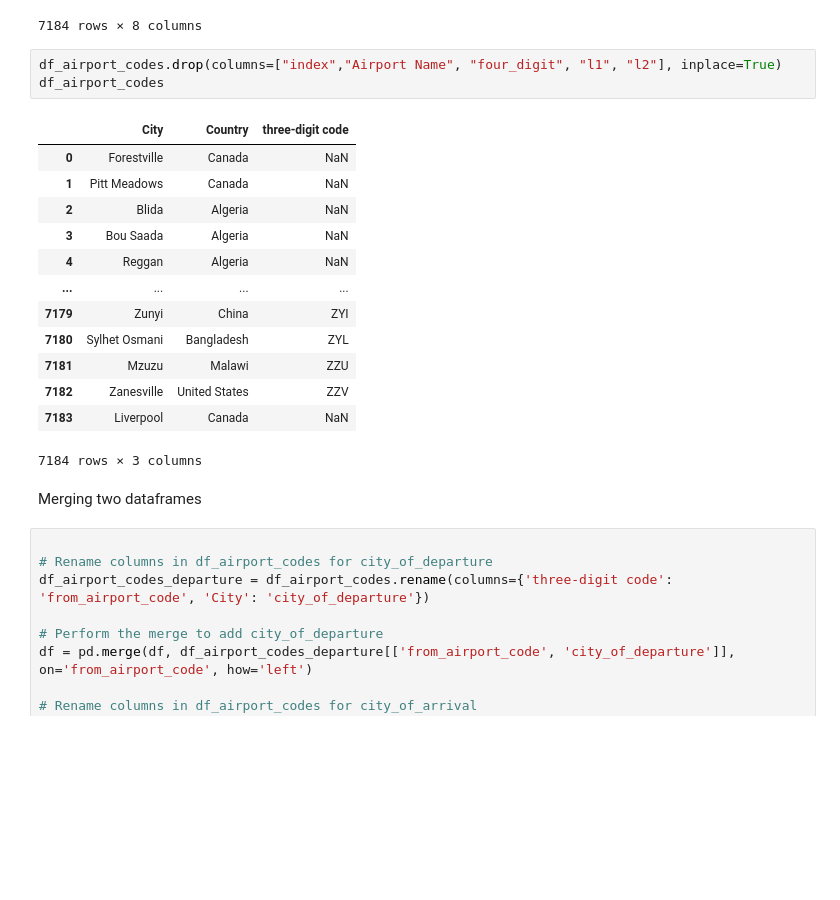
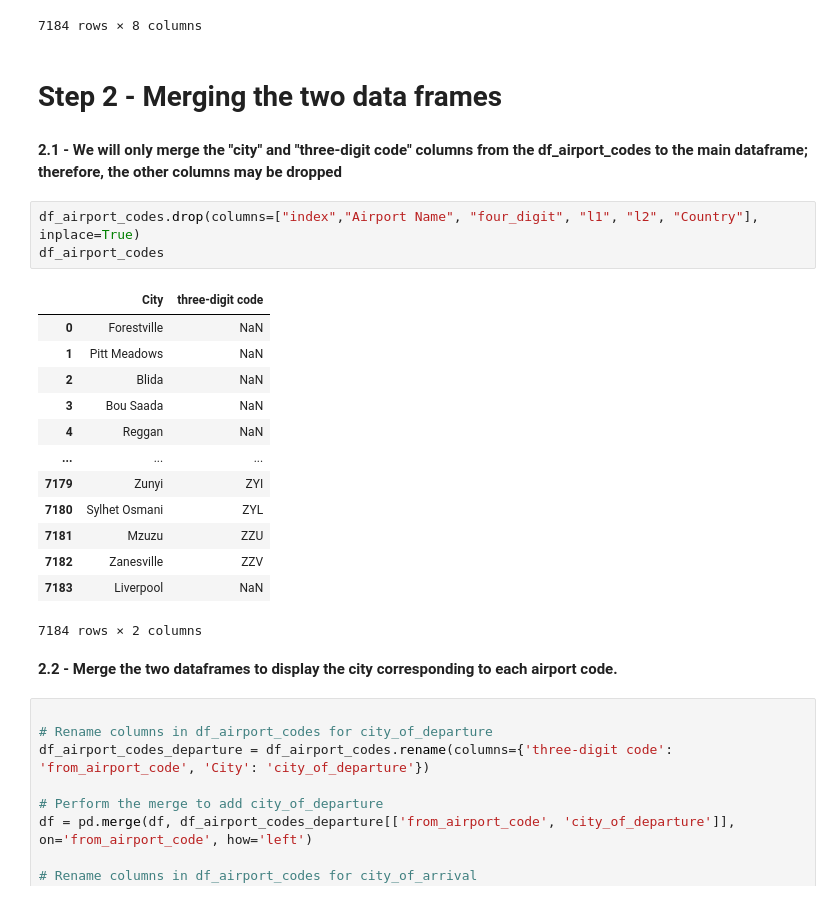
Before and after one commit to Josepdmo/Sky_Track_Project, a Jupyter notebook: Main.ipynb, the cells around one changed output. Saved outputs shown, nothing was run; the diff lists cells and outputs as text; blank space fills up the shorter version.

```diff
--- a/Main.ipynb
+++ b/Main.ipynb
@@ -69,25 +75,29 @@ except:
 | 7182 | 7182 | Zanesville Municipal Airport | Zanesville | United States | ZZV | KZZV | 39.944401 | -81.892097 |
 | 7183 | 7183 | Liverpool South Shore Regional Ai... | Liverpool | Canada | NaN | CYAU | 44.230301 | -64.856102 |
 7184 rows × 8 columns
+# %% [markdown]
+# Step 2 - Merging the two data frames
+# %% [markdown]
+**2.1 - We will only merge the "city" and "three-digit code" columns from the df_airport_codes to the main dataframe; therefore, the other columns may be dropped**
 # %%
-df_airport_codes.drop(columns=["index","Airport Name", "four_digit", "l1", "l2"], inplace=True)
+df_airport_codes.drop(columns=["index","Airport Name", "four_digit", "l1", "l2", "Country"], inplace=True)
 df_airport_codes
 # %% [output]
-|  | City | Country | three-digit code |
-| 0 | Forestville | Canada | NaN |
-| 1 | Pitt Meadows | Canada | NaN |
-| 2 | Blida | Algeria | NaN |
-| 3 | Bou Saada | Algeria | NaN |
-| 4 | Reggan | Algeria | NaN |
-| ... | ... | ... | ... |
-| 7179 | Zunyi | China | ZYI |
-| 7180 | Sylhet Osmani | Bangladesh | ZYL |
-| 7181 | Mzuzu | Malawi | ZZU |
-| 7182 | Zanesville | United States | ZZV |
-| 7183 | Liverpool | Canada | NaN |
+|  | City | three-digit code |
+| 0 | Forestville | NaN |
+| 1 | Pitt Meadows | NaN |
+| 2 | Blida | NaN |
+| 3 | Bou Saada | NaN |
+| 4 | Reggan | NaN |
+| ... | ... | ... |
+| 7179 | Zunyi | ZYI |
+| 7180 | Sylhet Osmani | ZYL |
+| 7181 | Mzuzu | ZZU |
+| 7182 | Zanesville | ZZV |
+| 7183 | Liverpool | NaN |
-7184 rows × 3 columns
+7184 rows × 2 columns
-# %% [markdown]
-Merging two dataframes
+# %% [markdown]
+**2.2 - Merge the two dataframes to display the city corresponding to each airport code.**
 # %%
 
 # Rename columns in df_airport_codes for city_of_departure
```
Also changed, not shown: parts of 15 cells of this notebook.
